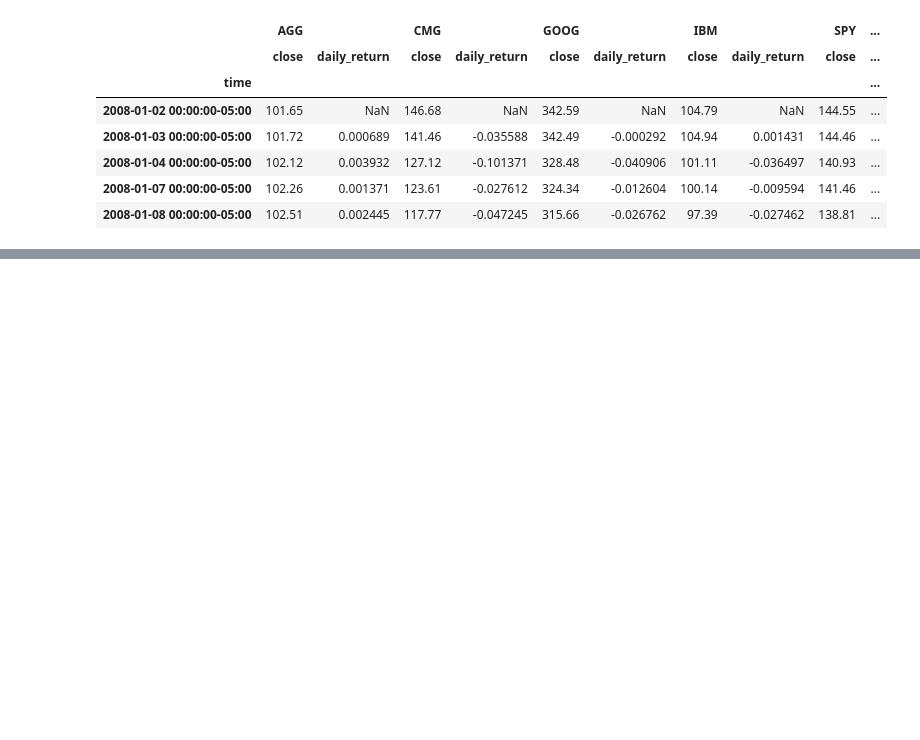
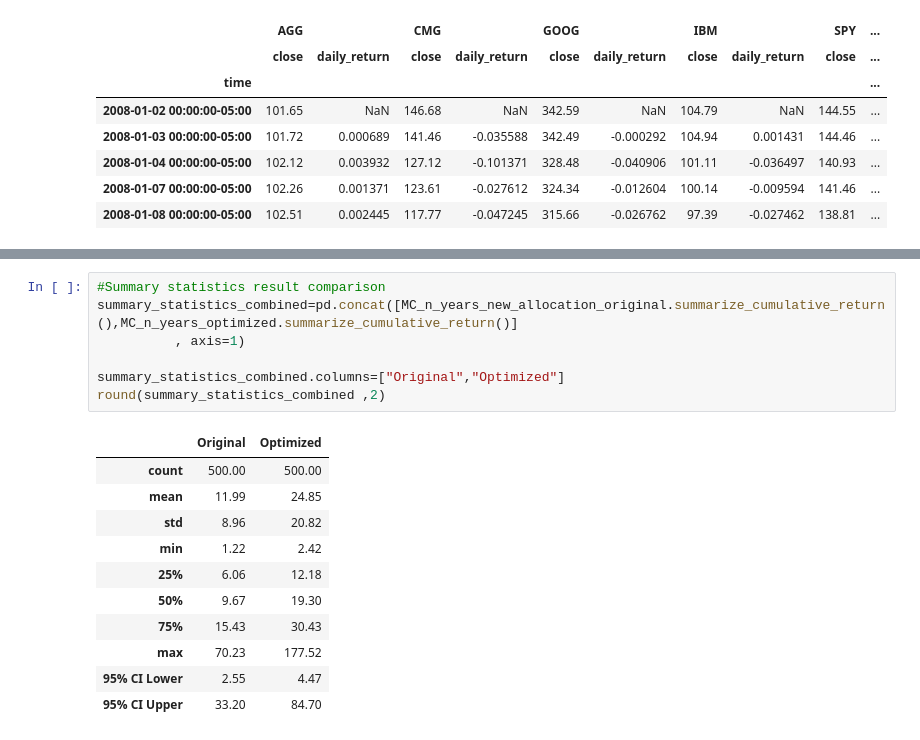
Before and after one commit to woodedlawn/awesome_retirement_portfolio_projector_tool, a Jupyter notebook: jon&pao/PAO&JON_Portfolio.ipynb, the cells around one changed output, grey strips where cells are left out. Drawn from its saved outputs; the diff is of its cells as text; blank space fills up the shorter version.

```diff
--- a/jon&pao/PAO&JON_Portfolio.ipynb
+++ b/jon&pao/PAO&JON_Portfolio.ipynb
@@ -714,0 +711,19 @@ MC_n_years_optimized.summarize_cumulative_return()
+# %%
+#Summary statistics result comparison
+summary_statistics_combined=pd.concat([MC_n_years_new_allocation_original.summarize_cumulative_return(),MC_n_years_optimized.summarize_cumulative_return()]
+          , axis=1)
+
+summary_statistics_combined.columns=["Original","Optimized"]
+round(summary_statistics_combined ,2)
+# %% [output]
+|  | Original | Optimized |
+| count | 500.00 | 500.00 |
+| mean | 11.99 | 24.85 |
+| std | 8.96 | 20.82 |
+| min | 1.22 | 2.42 |
+| 25% | 6.06 | 12.18 |
+| 50% | 9.67 | 19.30 |
+| 75% | 15.43 | 30.43 |
+| max | 70.23 | 177.52 |
+| 95% CI Lower | 2.55 | 4.47 |
+| 95% CI Upper | 33.20 | 84.70 |
```
Also changed, not shown: parts of 23 cells of this notebook, 1 other file.
